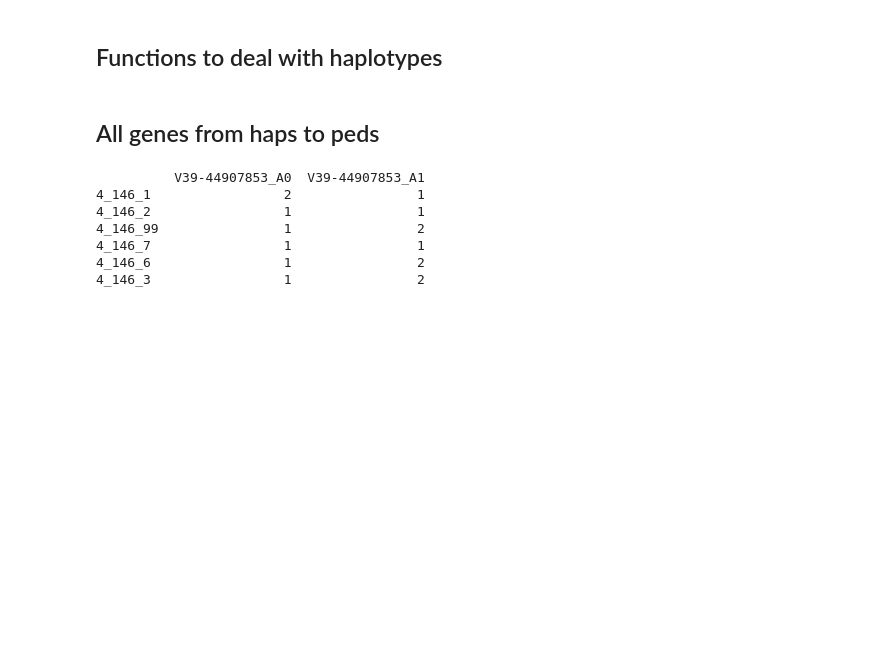
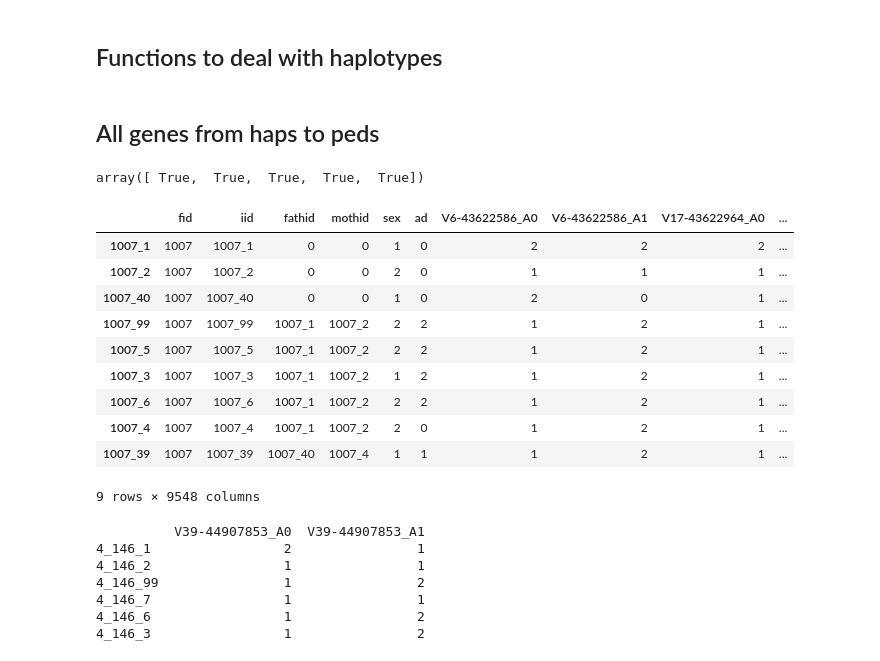
Before and after one commit to gaow/SEQLinkage, a Jupyter notebook: nbs/10_APOE_analysis.ipynb, the cells around one changed output. Drawn from its saved outputs; the diff is of its cells as text; code cells hidden in the pictures; blank space fills up the shorter version.

```diff
--- a/nbs/10_APOE_analysis.ipynb
+++ b/nbs/10_APOE_analysis.ipynb
@@ -105,3 +105,30 @@ with open('../data/apoechr19test/apoe_freqs.pickle', 'wb') as handle:
         pickle.dump(apoe_freqs, handle, protocol=pickle.HIGHEST_PROTOCOL)
 # %% [markdown]
 ## All genes from haps to peds
+# %%
+def format_haps(dhaps):
+    gene_variants = {}
+    gene_haps = {}
+    for g in dhaps.keys():
+        haps = dhaps[g]['predata']
+        for f in haps.keys():
+            if f not in gene_variants.keys():
+                gene_variants[f] = {'genes':[],'variants':[],'freqs':[],'uniq':[]}
+                gene_haps[f] = get_fam_hap(haps[f][2],name_haps(haps[f][0]))
+            else:
+                gene_haps[f] = pd.concat([gene_haps[f],get_fam_hap(haps[f][2],name_haps(haps[f][0]))],axis=1)
+            gene_variants[f]['genes'] += [g]*len(haps[f][0])
+            gene_variants[f]['variants'] += list(haps[f][0])
+            gene_variants[f]['freqs'] += list(haps[f][1])
+    for i,j in gene_variants.items():
+        redup_idx = ~gene_haps[i].columns.duplicated()
+        gene_haps[i] = gene_haps[i].iloc[:,redup_idx]
+        j['uniq'] = list(redup_idx[range(0,len(redup_idx),2)])
+        gene_variants[i] = pd.DataFrame(j)
+    return gene_variants,gene_haps
+# %%
+tmp,tmp1 = format_haps(apoe)
+# %%
+gene_fam_haps = {}
+for k,hap in tmp1.items():
+    gene_fam_haps[k] = pd.concat([fam17.loc[hap.index],hap],axis=1)
@@ -107,0 +141,18 @@ with open('../data/apoechr19test/apoe_freqs.pickle', 'wb') as handle:
+# %%
+~gene_fam_haps['1007'].columns.duplicated()[range(1,10,2)]
+# %% [output]
+array([ True,  True,  True,  True,  True])
+# %%
+gene_fam_haps['1007'].iloc[:,~gene_fam_haps['1007'].columns.duplicated()]
+# %% [output]
+|  | fid | iid | fathid | mothid | sex | ad | V6-43622586_A0 | V6-43622586_A1 | V17-43622964_A0 | ... |
+| 1007_1 | 1007 | 1007_1 | 0 | 0 | 1 | 0 | 2 | 2 | 2 | ... |
+| 1007_2 | 1007 | 1007_2 | 0 | 0 | 2 | 0 | 1 | 1 | 1 | ... |
+| 1007_40 | 1007 | 1007_40 | 0 | 0 | 1 | 0 | 2 | 0 | 1 | ... |
+| 1007_99 | 1007 | 1007_99 | 1007_1 | 1007_2 | 2 | 2 | 1 | 2 | 1 | ... |
+| 1007_5 | 1007 | 1007_5 | 1007_1 | 1007_2 | 2 | 2 | 1 | 2 | 1 | ... |
+| 1007_3 | 1007 | 1007_3 | 1007_1 | 1007_2 | 1 | 2 | 1 | 2 | 1 | ... |
+| 1007_6 | 1007 | 1007_6 | 1007_1 | 1007_2 | 2 | 2 | 1 | 2 | 1 | ... |
+| 1007_4 | 1007 | 1007_4 | 1007_1 | 1007_2 | 2 | 0 | 1 | 2 | 1 | ... |
+| 1007_39 | 1007 | 1007_39 | 1007_40 | 1007_4 | 1 | 1 | 1 | 2 | 1 | ... |
+9 rows × 9548 columns
```
Also changed, not shown: parts of 3 cells of this notebook, 3 other files.
